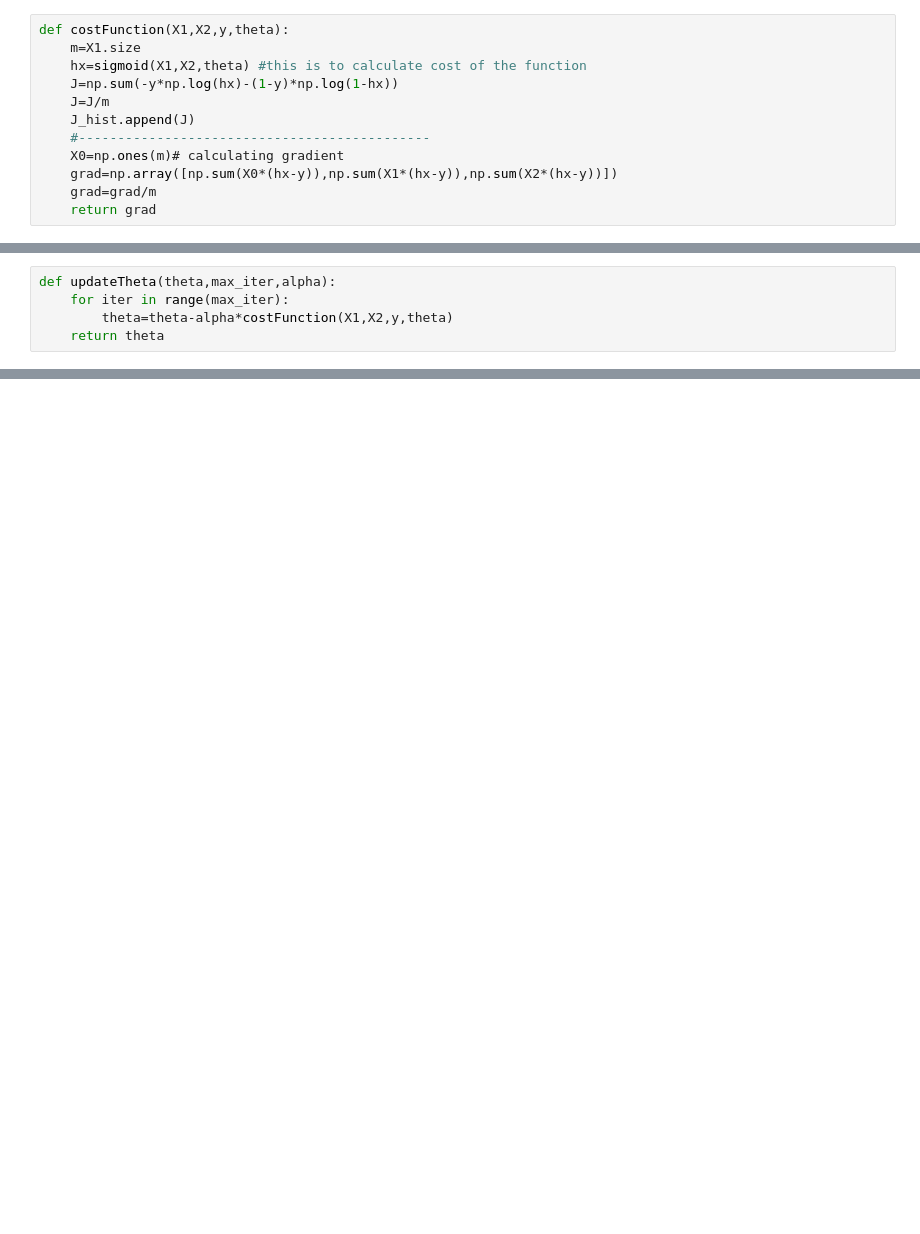
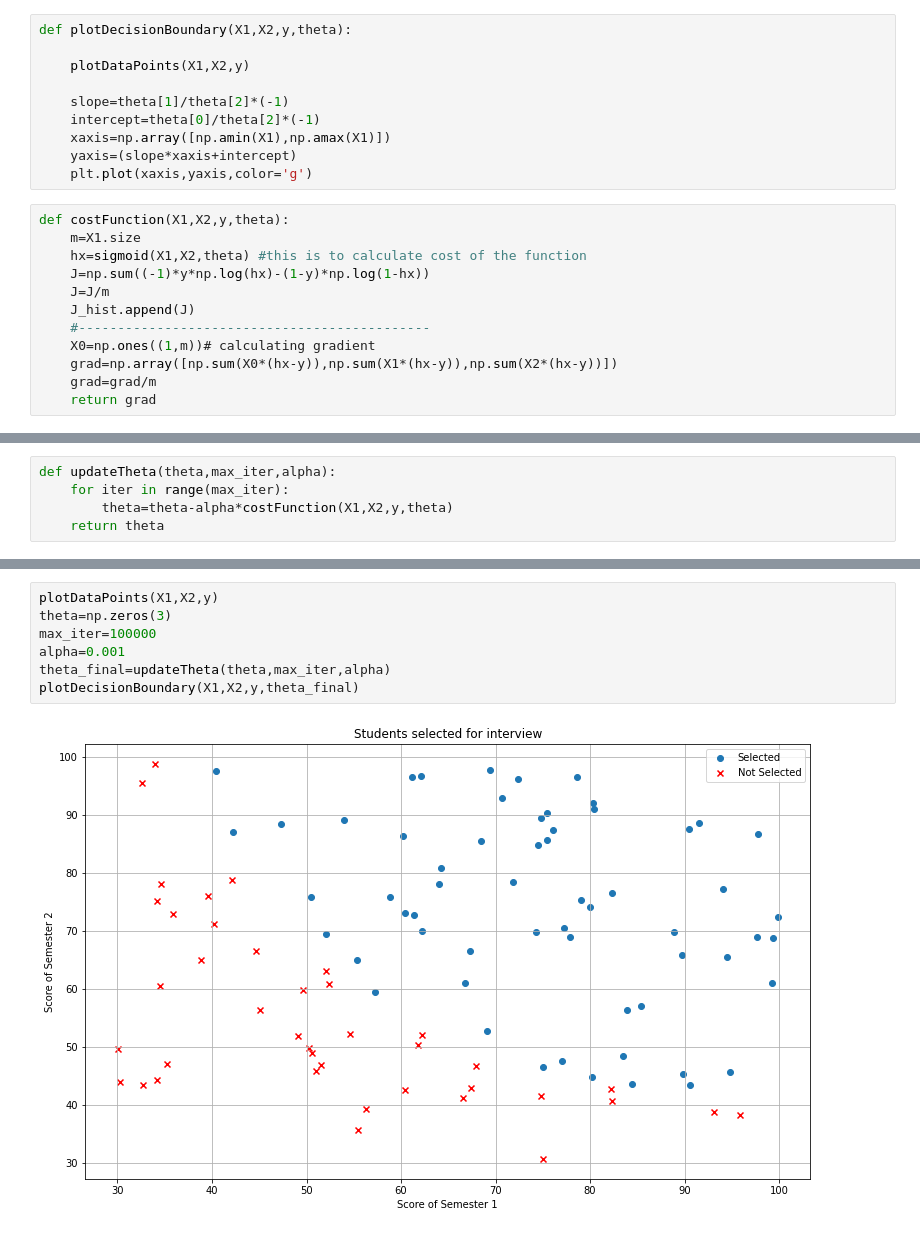
Before and after one commit to kark-netizen/RM_TaskPhase1, a Jupyter notebook: Machine_Learning/Python/2_LoR(features=2).ipynb, the cells around one changed output, grey strips where cells are left out. Saved outputs shown, nothing was run; the diff lists cells and outputs as text; blank space fills up the shorter version.

```diff
--- a/Machine_Learning/Python/2_LoR(features=2).ipynb
+++ b/Machine_Learning/Python/2_LoR(features=2).ipynb
@@ -37,12 +46,22 @@ plotDataPoints(X1,X2,y)
+# %%
+def plotDecisionBoundary(X1,X2,y,theta):
+
+    plotDataPoints(X1,X2,y)
+
+    slope=theta[1]/theta[2]*(-1)
+    intercept=theta[0]/theta[2]*(-1)
+    xaxis=np.array([np.amin(X1),np.amax(X1)])
+    yaxis=(slope*xaxis+intercept)
+    plt.plot(xaxis,yaxis,color='g')
 # %%
 def costFunction(X1,X2,y,theta):
     m=X1.size
     hx=sigmoid(X1,X2,theta) #this is to calculate cost of the function
-    J=np.sum(-y*np.log(hx)-(1-y)*np.log(1-hx))
+    J=np.sum((-1)*y*np.log(hx)-(1-y)*np.log(1-hx))
     J=J/m
     J_hist.append(J)
     #---------------------------------------------
-    X0=np.ones(m)# calculating gradient
+    X0=np.ones((1,m))# calculating gradient
     grad=np.array([np.sum(X0*(hx-y)),np.sum(X1*(hx-y)),np.sum(X2*(hx-y))])
     grad=grad/m
     return grad
@@ -98,0 +102,9 @@ array([ -0.1    , -12.00915, -11.26275])
+# %%
+plotDataPoints(X1,X2,y)
+theta=np.zeros(3)
+max_iter=100000
+alpha=0.001
+theta_final=updateTheta(theta,max_iter,alpha)
+plotDecisionBoundary(X1,X2,y,theta_final)
+# %% [output]
+[figure, added]
```
Also changed, not shown: parts of 17 cells of this notebook, 1 other file.
